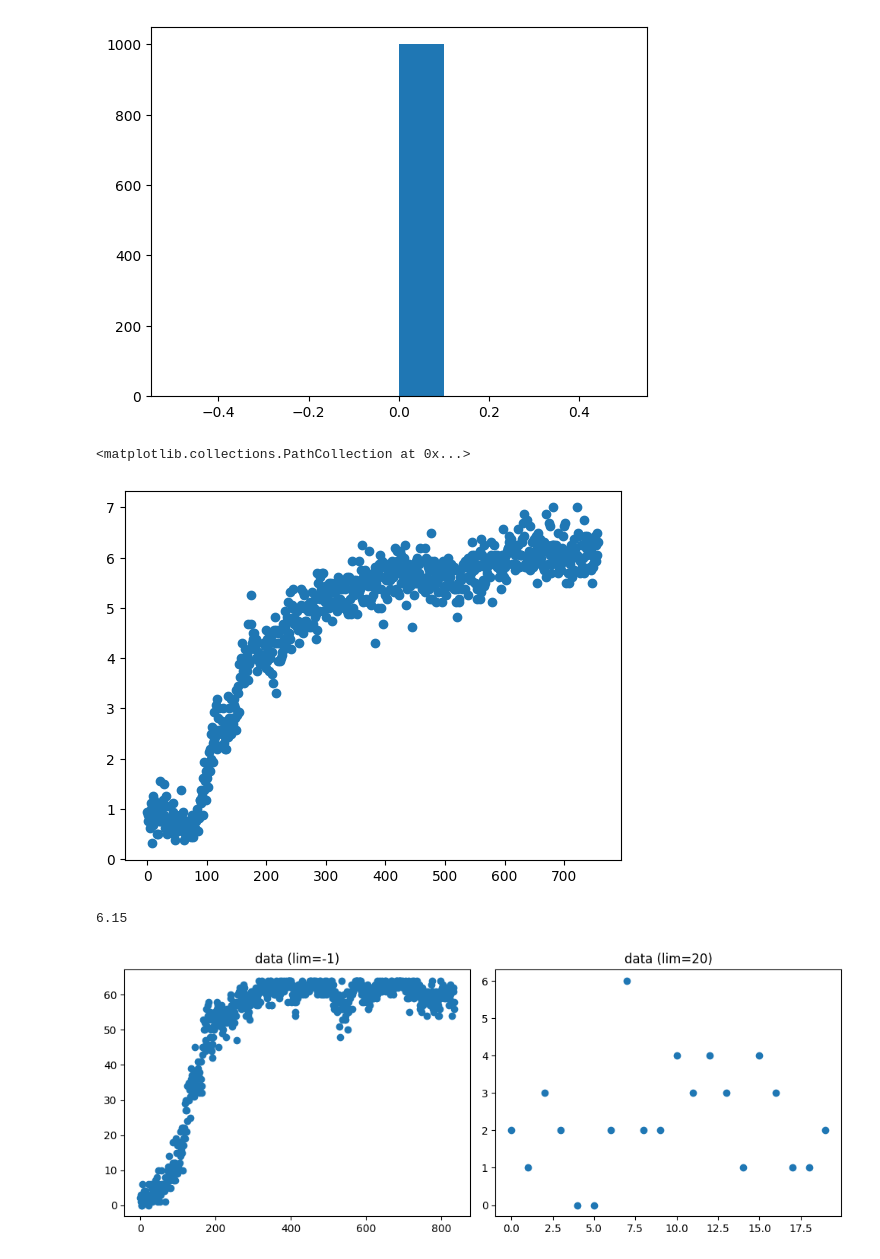
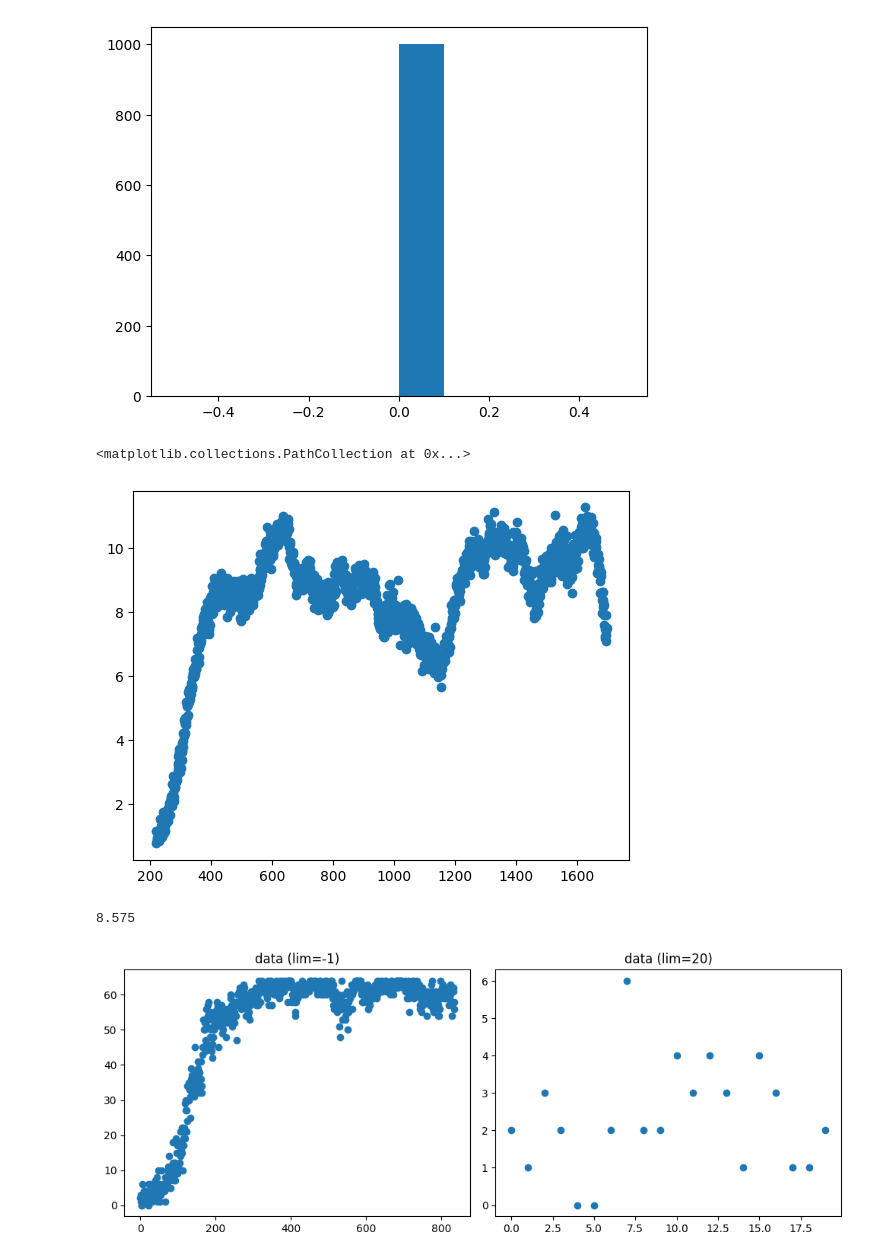
Before and after one commit to PrasannS/rlhf-length-biases, a Jupyter notebook: notebooks/eval/eval_synthppo.ipynb, the cells around one changed output. Saved outputs shown, nothing was run; the diff lists cells and outputs as text; code cells hidden in the pictures.

```diff
--- a/notebooks/eval/eval_synthppo.ipynb
+++ b/notebooks/eval/eval_synthppo.ipynb
@@ -226,0 +249,2 @@ dsynth[100]
+# %%
+dsynth = Dataset.load_from_disk("../../data/ratiovarbow/80/")
@@ -227,9 +320,10 @@ dsynth[100]
 # %%
-bict = {}
+
+jict = {}
 for b in bow_words:
-    bict[b] = 0
-    for s in dsynth['response_j']:
+    jict[b] = 0
+    for s in dsynth['response_k']:
         if b in s:
-            bict[b] = bict[b]+1
+            jict[b] = jict[b]+1
 bict
 # %% [output]
@@ -265,5 +364,5 @@ from rlhfutils.rl_utils import bow_words
 # %%
-bowtrain = pd.read_json("/u/prasanns/research/rlhf-length-biases/outputs/rollouts/rmppoexpbowoverfit.jsonl", orient='records', lines=True)
+bowtrain = pd.read_json("/u/prasanns/research/rlhf-length-biases/outputs/rollouts/dpoplusvarupdaterm_indiv.jsonl", orient='records', lines=True)
 unlist = []
 means = []
 for i, row in tqdm(bowtrain.iterrows(), total=len(bowtrain)):
@@ -272,14 +371,14 @@ for i, row in tqdm(bowtrain.iterrows(), total=len(bowtrain)):
     means.append(mean(bowscos))
     unlist.append(uns)
 # %%
-plt.scatter(range(len(means)), means)
+plt.scatter(range(220, len(means)), means[220:])
 # %% [output]
 <matplotlib.collections.PathCollection at 0x...>
-[figure, old version]
+[figure, new version]
 # %%
 mean(means[-10:])
 # %% [output]
-6.15
+8.575
 # %%
 bow_words = [
     # content
```
Also changed, not shown: parts of 20 cells of this notebook, 55 other files.
